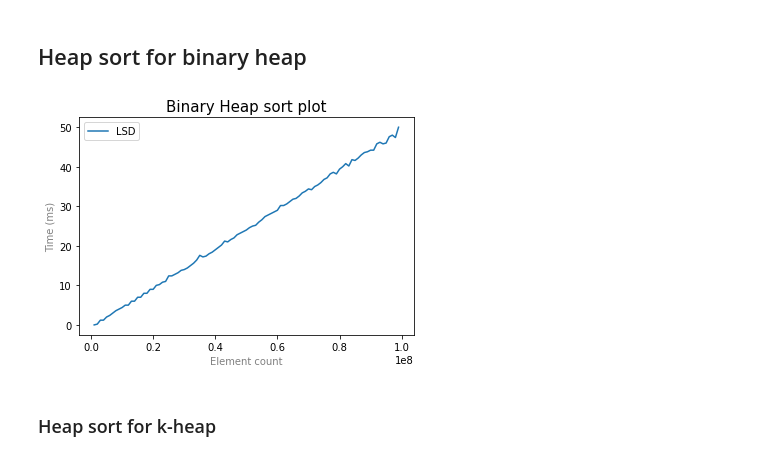
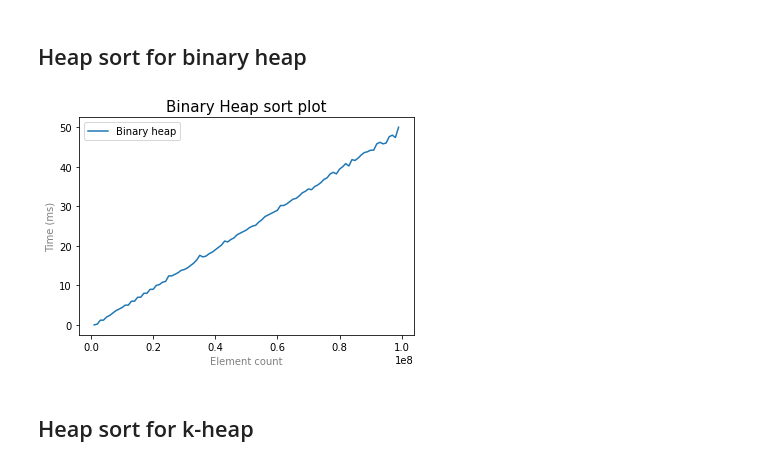
Before and after one commit to sqiportinhsa/NoLabs, a Jupyter notebook: heaps/plots/plots.ipynb, the cells around one changed output. Drawn from its saved outputs; the diff is of its cells as text; code cells hidden in the pictures.

```diff
--- a/heaps/plots/plots.ipynb
+++ b/heaps/plots/plots.ipynb
@@ -121,18 +121,18 @@ with open("../benchmarks/data/bench2.txt") as csvfile:
 # %%
 plt.xlabel('Element count', color = 'gray')
 plt.ylabel('Time (ms)', color = 'gray')
 
 plt.title('Binary Heap sort plot', fontsize = 15)
 
 plt.plot(binheap_x, binheap_y)
 
-plt.legend(['LSD'])
+plt.legend(['Binary heap'])
 
 plt.show()
 # %% [output]
-[figure, old version]
+[figure, new version]
 # %% [markdown]
-### Heap sort for k-heap
+## Heap sort for k-heap
 # %%
 plt.xlabel('Element count', color = 'gray')
 plt.ylabel('Time (ms)', color = 'gray')
```
Also changed, not shown: parts of 2 cells of this notebook, 2 other files.
